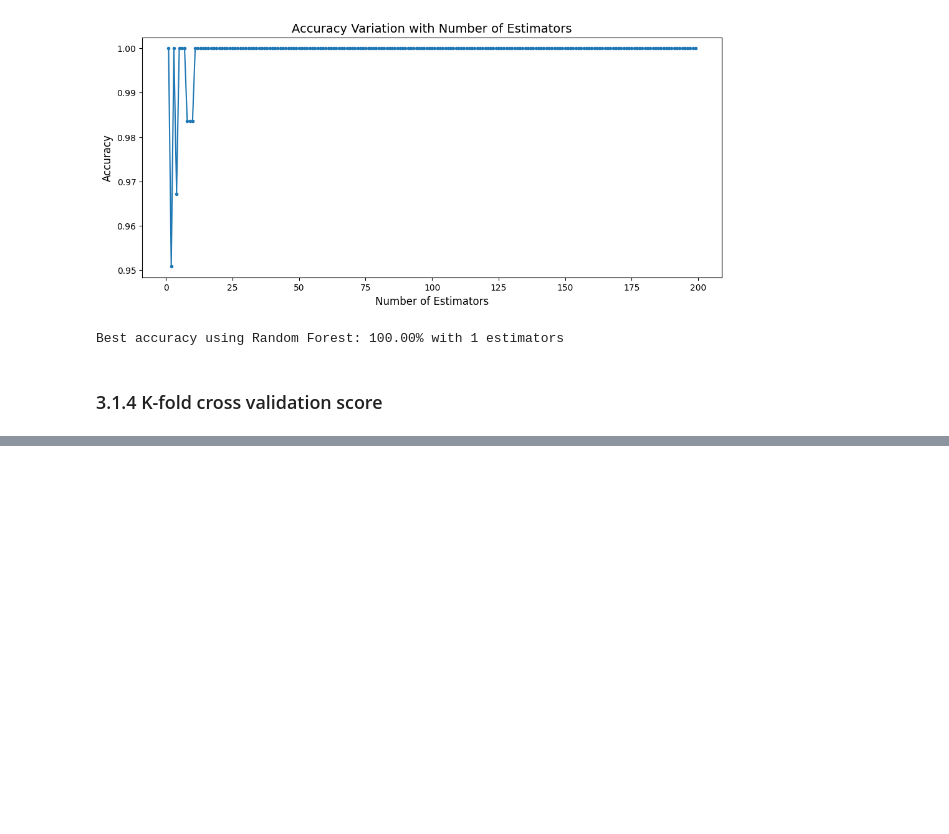
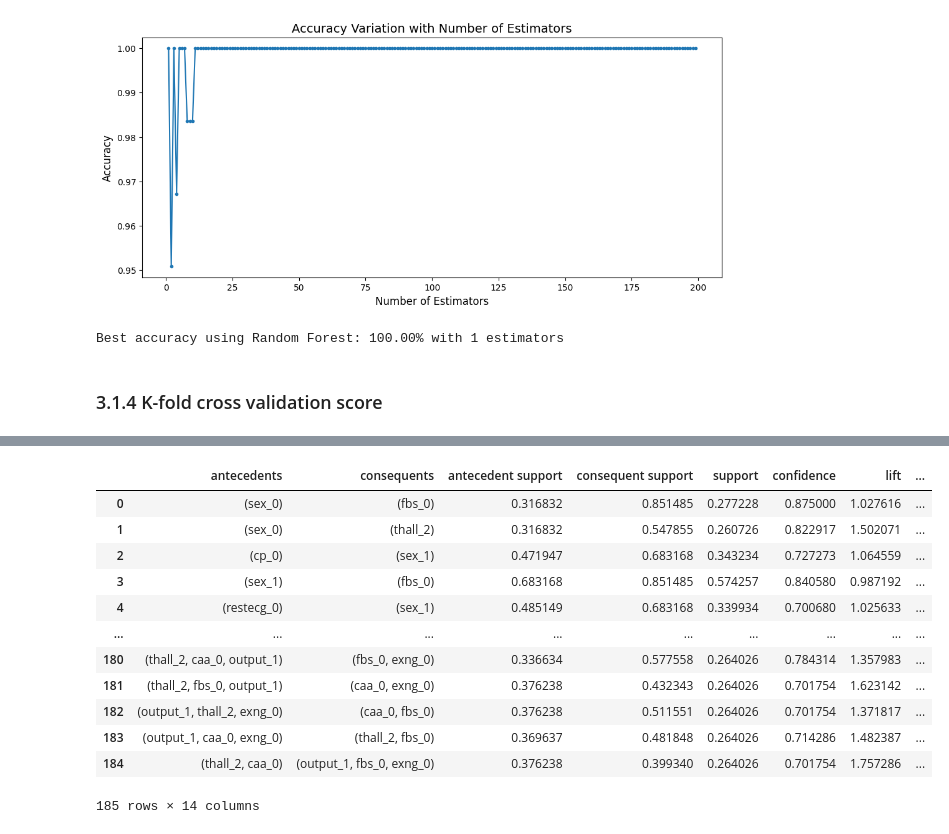
Before and after one commit to zoezhousy/Kaggle_Heart_Attack_Analysis_Prediction, a Jupyter notebook: heart-attack-prediction.ipynb, the cells around one changed output, grey strips where cells are left out. Drawn from its saved outputs; the diff is of its cells as text; code cells hidden in the pictures; blank space fills up the shorter version.

```diff
--- a/heart-attack-prediction.ipynb
+++ b/heart-attack-prediction.ipynb
@@ -887,0 +895,18 @@ plt.show()
+# %%
+rules_data = []
+
+for rule in results:
+    for ordered_statistic in rule.ordered_statistics:
+        if 'output-1' in str(ordered_statistic.items_add):
+            rules_data.append({
+                'rule': str(ordered_statistic.items_base) + " -> " + str(ordered_statistic.items_add),
+                'support': rule.support,
+                'confidence': ordered_statistic.confidence
+            })
+
+rules_df = pd.DataFrame(rules_data)
+rules_df.sort_values(by=['support'], ascending=False, inplace=True)
+
+# Display the top 10 rules
+pd.set_option('display.max_colwidth', None)
+rules_df.head(10)
@@ -887,0 +925,6 @@ plt.show()
+# %%
+
+
+# frequent itemsets
+frequent_itemsets = apriori(binarized_df, min_support=0.25, use_colnames=True)
+frequent_itemsets
@@ -887,0 +945,18 @@ plt.show()
+# %%
+# generate association rules
+rules = association_rules(frequent_itemsets, num_itemsets=len(frequent_itemsets), metric="confidence", min_threshold=0.7)
+rules
+# %% [output]
+|  | antecedents | consequents | antecedent support | consequent support | support | confidence | lift | ... |
+| 0 | (sex_0) | (fbs_0) | 0.316832 | 0.851485 | 0.277228 | 0.875000 | 1.027616 | ... |
+| 1 | (sex_0) | (thall_2) | 0.316832 | 0.547855 | 0.260726 | 0.822917 | 1.502071 | ... |
+| 2 | (cp_0) | (sex_1) | 0.471947 | 0.683168 | 0.343234 | 0.727273 | 1.064559 | ... |
+| 3 | (sex_1) | (fbs_0) | 0.683168 | 0.851485 | 0.574257 | 0.840580 | 0.987192 | ... |
+| 4 | (restecg_0) | (sex_1) | 0.485149 | 0.683168 | 0.339934 | 0.700680 | 1.025633 | ... |
+| ... | ... | ... | ... | ... | ... | ... | ... | ... |
+| 180 | (thall_2, caa_0, output_1) | (fbs_0, exng_0) | 0.336634 | 0.577558 | 0.264026 | 0.784314 | 1.357983 | ... |
+| 181 | (thall_2, fbs_0, output_1) | (caa_0, exng_0) | 0.376238 | 0.432343 | 0.264026 | 0.701754 | 1.623142 | ... |
+| 182 | (output_1, thall_2, exng_0) | (caa_0, fbs_0) | 0.376238 | 0.511551 | 0.264026 | 0.701754 | 1.371817 | ... |
+| 183 | (output_1, caa_0, exng_0) | (thall_2, fbs_0) | 0.369637 | 0.481848 | 0.264026 | 0.714286 | 1.482387 | ... |
+| 184 | (thall_2, caa_0) | (output_1, fbs_0, exng_0) | 0.376238 | 0.399340 | 0.264026 | 0.701754 | 1.757286 | ... |
+185 rows × 14 columns
```
Also changed, not shown: parts of 23 cells of this notebook.
